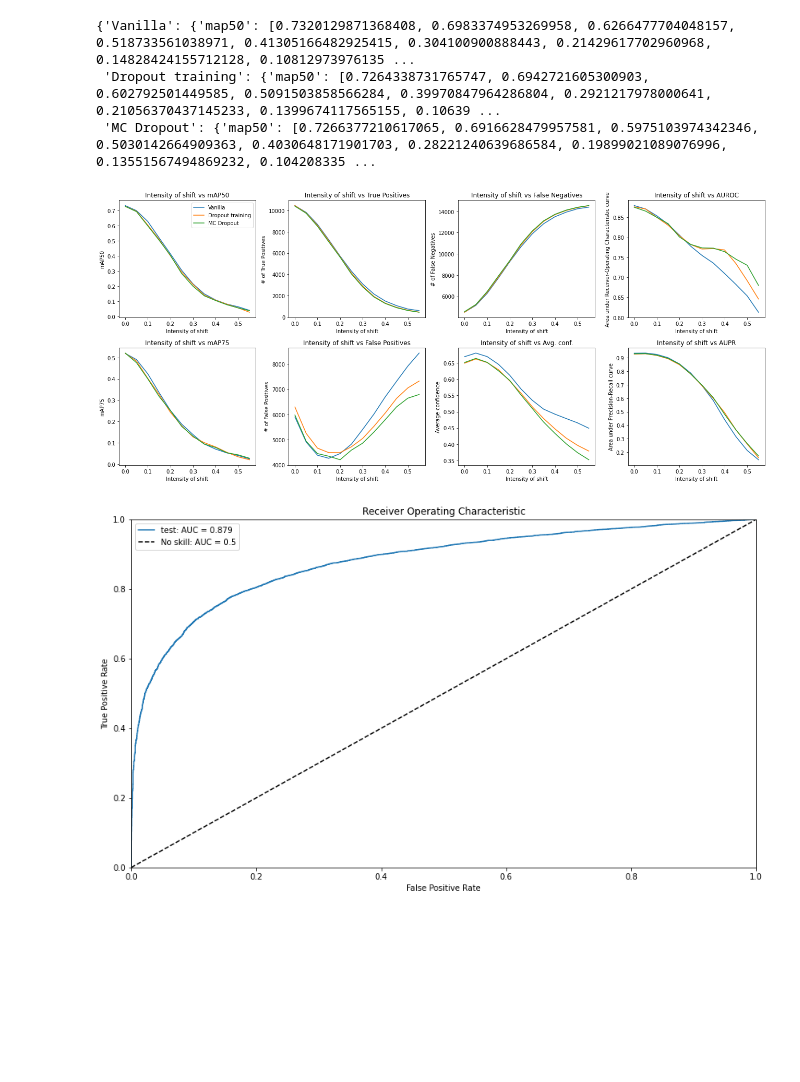
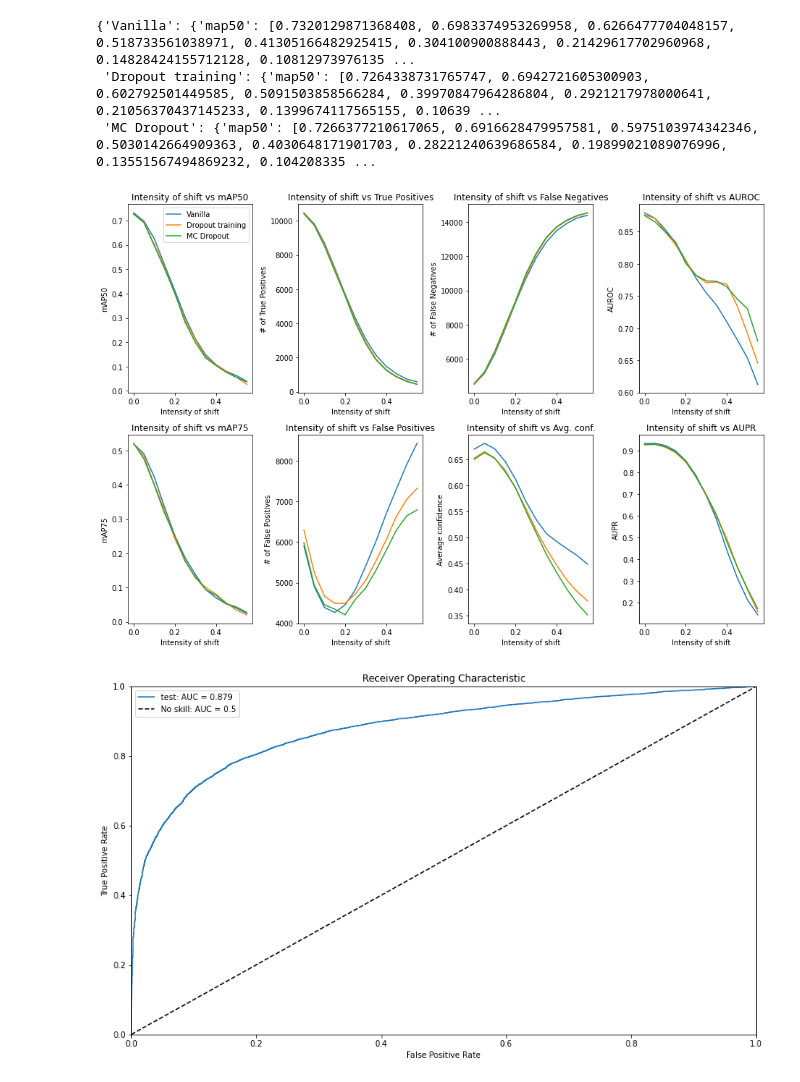
Before and after one commit to vlasakjiri/uncertainty-estimations, a Jupyter notebook: detection.ipynb, the cells around one changed output. Cells and saved outputs as stored; diff of their text form; code cells hidden in the pictures; blank space fills up the shorter version.

```diff
--- a/detection.ipynb
+++ b/detection.ipynb
@@ -475,7 +475,7 @@ curves
  'Dropout training': {'map50': [0.7264338731765747, 0.6942721605300903, 0.602792501449585, 0.5091503858566284, 0.39970847964286804, 0.2921217978000641, 0.21056370437145233, 0.1399674117565155, 0.10639 ...
  'MC Dropout': {'map50': [0.7266377210617065, 0.6916628479957581, 0.5975103974342346, 0.5030142664909363, 0.4030648171901703, 0.28221240639686584, 0.19899021089076996, 0.13551567494869232, 0.104208335 ...
 # %%
-fig, axs = plt.subplots(2, 4, figsize=(18, 8))
+fig, axs = plt.subplots(2, 4, figsize=(13, 9))
 for name, m in curves.items():
     ax = axs[0][0]
     ax.plot(m.strengths, m.map50, label=name)
@@ -527,36 +527,36 @@ for name, m in curves.items():
     ax.set_ylabel("Average confidence")
 
     ax = axs[0][3]
     ax.plot(m.strengths, m.auroc, label=name)
     # ax.legend()
     ax.set_title("Intensity of shift vs AUROC")
     ax.set_xlabel("Intensity of shift")
-    ax.set_ylabel("Area under Receiver-Operating Characteristic curve")
+    ax.set_ylabel("AUROC")
 
     ax = axs[1][3]
     ax.plot(m.strengths, m.aupr, label=name)
     # ax.legend()
     ax.set_title("Intensity of shift vs AUPR")
     ax.set_xlabel("Intensity of shift")
-    ax.set_ylabel("Area under Precision-Recall curve")
+    ax.set_ylabel("AUPR")
 
     # ax = axs[0][2]
     # ax.plot(m.strengths, m.ious, label=name)
     # # ax.legend()
     # ax.set_title("Intensity of shift vs IOU")
     # ax.set_xlabel("Intensity of shift")
     # ax.set_ylabel("IOU")
 
 
 
     # axs[2][2].axis("off")
 handles, labels = ax.get_legend_handles_labels()
 axs[0][0].legend(handles, labels)
 fig.tight_layout()
 
 plt.savefig("figures/voc-detection-gaussian-noise.pdf")
 # %% [output]
-[figure, old version]
+[figure, new version]
 # %%
 plt.figure(figsize=(14,8))
 plt.title('Receiver Operating Characteristic')
```
Also changed, not shown: 5 other files.
